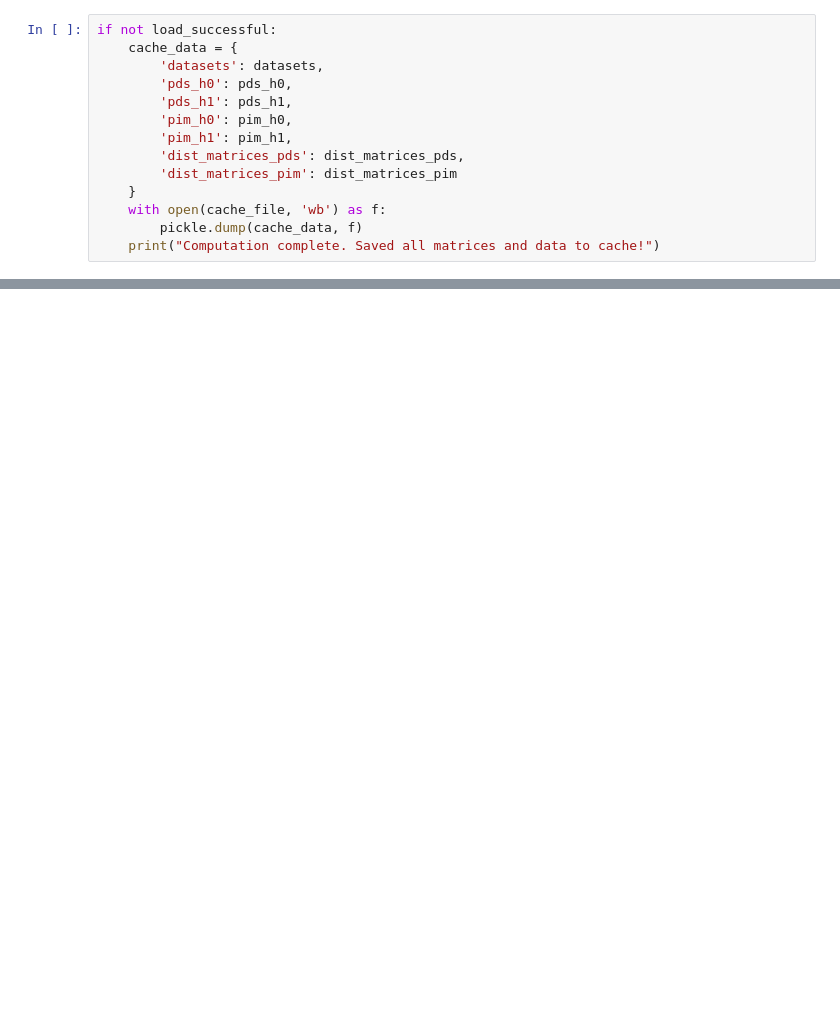
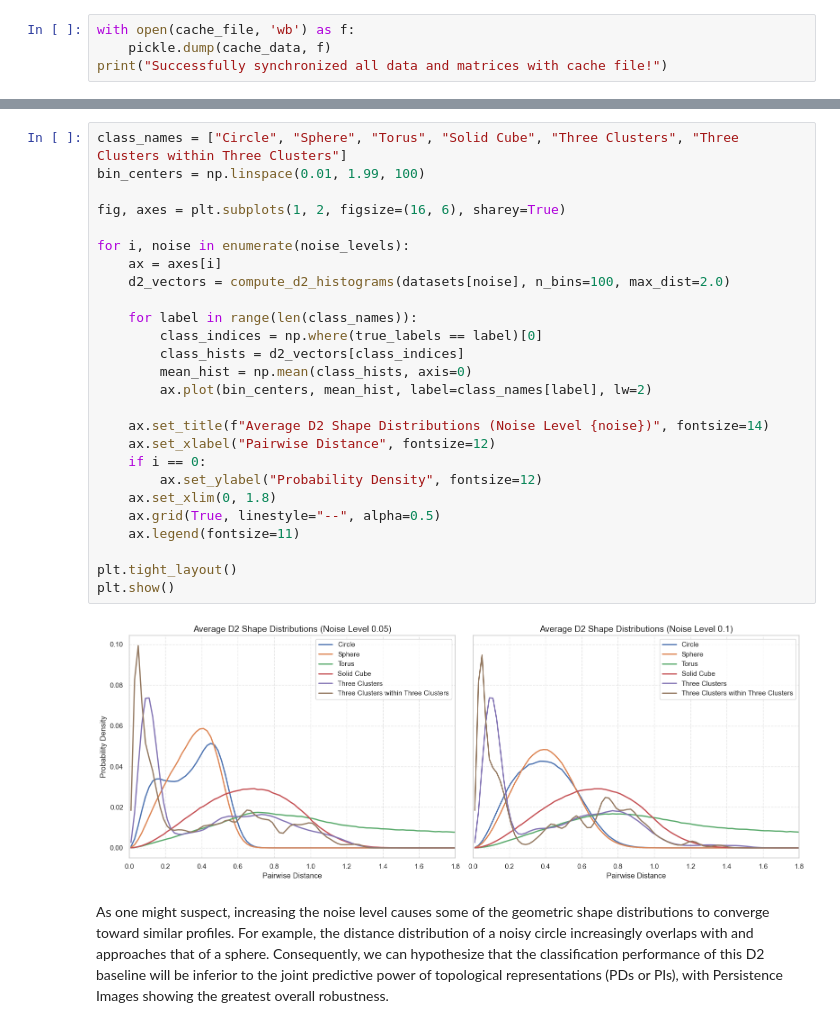
Before and after one commit to DovydasVe/computational-geometry-tda, a Jupyter notebook: reproductions/adams2017_persistence_images/reproduction_persistence_images.ipynb, the cells around one changed output, grey strips where cells are left out. Cells and saved outputs as stored; diff of their text form; blank space fills up the shorter version.

```diff
--- a/reproductions/adams2017_persistence_images/reproduction_persistence_images.ipynb
+++ b/reproductions/adams2017_persistence_images/reproduction_persistence_images.ipynb
@@ -361,15 +267,5 @@ Save all data to cache for reruns to happen faster (if not cached already).
 # %%
-if not load_successful:
-    cache_data = {
-        'datasets': datasets,
-        'pds_h0': pds_h0,
-        'pds_h1': pds_h1,
-        'pim_h0': pim_h0,
-        'pim_h1': pim_h1,
-        'dist_matrices_pds': dist_matrices_pds,
-        'dist_matrices_pim': dist_matrices_pim
-    }
-    with open(cache_file, 'wb') as f:
-        pickle.dump(cache_data, f)
-    print("Computation complete. Saved all matrices and data to cache!")
+with open(cache_file, 'wb') as f:
+    pickle.dump(cache_data, f)
+print("Successfully synchronized all data and matrices with cache file!")
 # %% [output]
@@ -476,0 +319,30 @@ Noise Level: 0.1
+# %%
+class_names = ["Circle", "Sphere", "Torus", "Solid Cube", "Three Clusters", "Three Clusters within Three Clusters"]
+bin_centers = np.linspace(0.01, 1.99, 100)
+
+fig, axes = plt.subplots(1, 2, figsize=(16, 6), sharey=True)
+
+for i, noise in enumerate(noise_levels):
+    ax = axes[i]
+    d2_vectors = compute_d2_histograms(datasets[noise], n_bins=100, max_dist=2.0)
+
+    for label in range(len(class_names)):
+        class_indices = np.where(true_labels == label)[0]
+        class_hists = d2_vectors[class_indices]
+        mean_hist = np.mean(class_hists, axis=0)
+        ax.plot(bin_centers, mean_hist, label=class_names[label], lw=2)
+
+    ax.set_title(f"Average D2 Shape Distributions (Noise Level {noise})", fontsize=14)
+    ax.set_xlabel("Pairwise Distance", fontsize=12)
+    if i == 0:
+        ax.set_ylabel("Probability Density", fontsize=12)
+    ax.set_xlim(0, 1.8)
+    ax.grid(True, linestyle="--", alpha=0.5)
+    ax.legend(fontsize=11)
+
+plt.tight_layout()
+plt.show()
+# %% [output]
+[figure, added]
+# %% [markdown]
+As one might suspect, increasing the noise level causes some of the geometric shape distributions to converge toward similar profiles. For example, the distance distribution of a noisy circle increasingly overlaps with and approaches that of a sphere. Consequently, we can hypothesize that the classification performance of this D2 baseline will be inferior to the joint predictive power of topological representations (PDs or PIs), with Persistence Images showing the greatest overall robustness.
```
Also changed, not shown: parts of 29 cells of this notebook, 5 other files.
